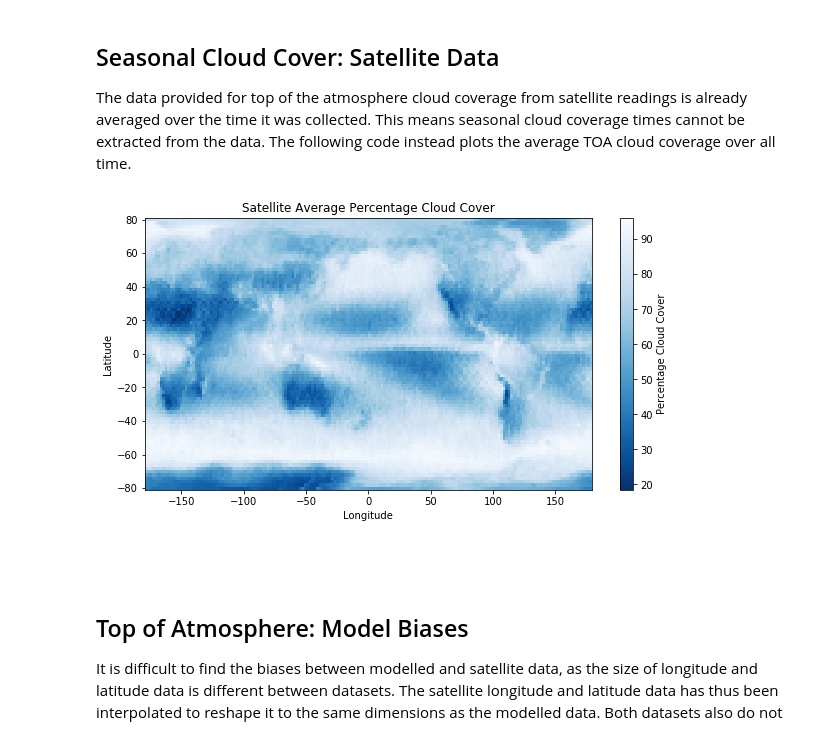
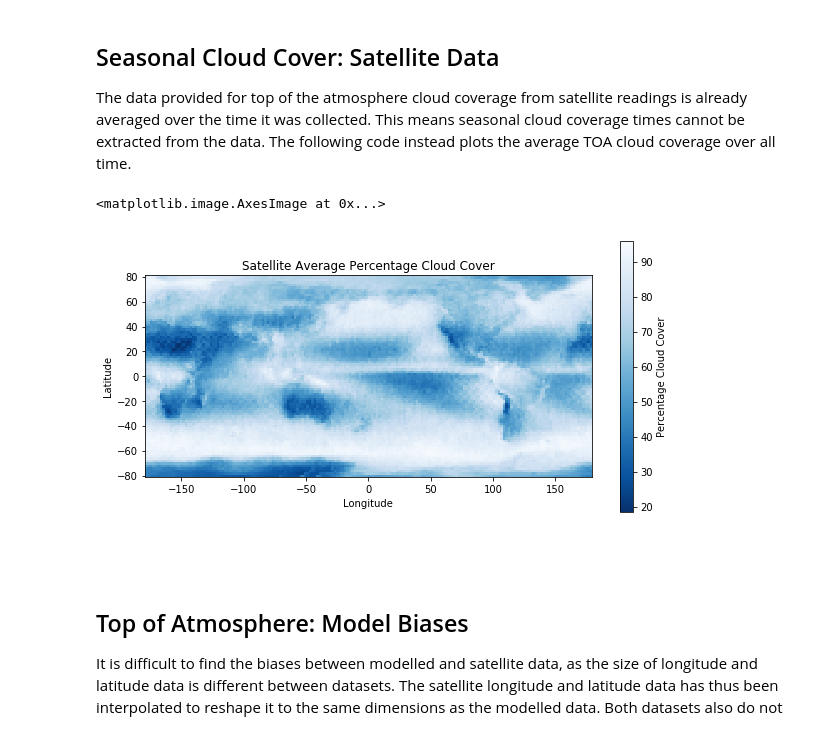
Before and after one commit to maddiebeagley/Climate-Modelling-Lab, a Jupyter notebook: 390Lab.ipynb, the cells around one changed output. Cells and saved outputs as stored; diff of their text form; code cells hidden in the pictures.

Commit message:
Add all bias plots

```diff
--- a/390Lab.ipynb
+++ b/390Lab.ipynb
@@ -294,12 +301,15 @@ cannot be safely cast to variable data type
 # %%
-# Plot the average percentage of cloud cover through the winter months
-plt.figure(figsize=(FIG_WIDTH, FIG_HEIGHT))
-color_map = plt.imshow(avg_cloud_cover_summer, interpolation='nearest',
-                       extent=[lon_min, lon_max, lat_min, lat_max])
+def generate_TOA_plot(cloud_cover, title, lon_min, lon_max, lat_min, lat_max, color_bar_label="Percentage Cloud Cover"):
 
-color_map.set_cmap("Blues_r")
-plt.title("Average Percentage Cloud Cover Through December - February")
-plt.xlabel("Longitude")
-plt.ylabel("Latitude")
-cbar = plt.colorbar()
-cbar.set_label("Percentage Cloud Cover")
+    plt.figure(figsize=(FIG_WIDTH, FIG_HEIGHT))
+    color_map = plt.imshow(cloud_cover, interpolation='nearest',
+                        extent=[lon_min, lon_max, lat_min, lat_max])
+
+    color_map.set_cmap(str(color_map))
+    plt.title(title)
+    plt.xlabel("Longitude")
+    plt.ylabel("Latitude")
+    cbar = plt.colorbar()
+    cbar.set_label(color_bar_label)
+
+    return color_map
@@ -325,37 +333,30 @@ The data provided for top of the atmosphere cloud coverage from satellite readin
 # %%
 # Convert cloud coverage to a percentage
 raw_sat_cloud_coverage = map_low_high_mid_high_data.variables["cltcalipso"][0][::-1] * 100
 
 # Find index position where longitude is closest to 0
 lon_0_index = next(x for x, lon in enumerate(map_low_high_mid_high_data.variables["longitude"][:]) if lon >= 0)
 
 # Align longitude coords with those used in model data
 rearranged_indices = np.append(range(lon_0_index, len(raw_sat_cloud_coverage[0])), range(0, lon_0_index))
 rearranged_sat_cloud_coverage = raw_sat_cloud_coverage[:,rearranged_indices]
 
 # Remove masked data for clt and latitudes
 mask = map_low_high_mid_high_data.variables["cltcalipso"][:].mask[0]
 sat_cloud_coverage = np.ma.compress_rows(np.ma.MaskedArray(rearranged_sat_cloud_coverage, mask=mask))
+
 sat_latitudes = map_low_high_mid_high_data.variables["latitude"][~mask[:,0]]
 
-lon_min = min(map_low_high_mid_high_data.variables["longitude"][:])
-lon_max = max(map_low_high_mid_high_data.variables["longitude"][:])
-lat_min = min(latitudes)
-lat_max = max(latitudes)
+sat_lon_min = min(map_low_high_mid_high_data.variables["longitude"][:])
+sat_lon_max = max(map_low_high_mid_high_data.variables["longitude"][:])
+sat_lat_min = min(latitudes)
+sat_lat_max = max(latitudes)
 
-# Plot the average percentage of cloud cover through the summer months
-plt.figure(figsize=(FIG_WIDTH, FIG_HEIGHT))
-color_map = plt.imshow(sat_cloud_coverage, interpolation='nearest',
-                       aspect="auto", extent=[lon_min, lon_max, lat_min, lat_max])
-
-color_map.set_cmap("Blues_r")
-plt.title("Satellite Average Percentage Cloud Cover")
-plt.xlabel("Longitude")
-plt.ylabel("Latitude")
-cbar = plt.colorbar()
-cbar.set_label("Percentage Cloud Cover")
+title = "Satellite Average Percentage Cloud Cover"
+generate_TOA_plot(sat_cloud_coverage, title, sat_lon_min, sat_lon_max, sat_lat_min, sat_lat_max)
 # %% [output]
+<matplotlib.image.AxesImage at 0x...>
-[figure, old version]
+[figure, new version]
 # %% [markdown]
 <br /> <br />
 ## Top of Atmosphere: Model Biases
```
Also changed, not shown: parts of 7 cells of this notebook.
